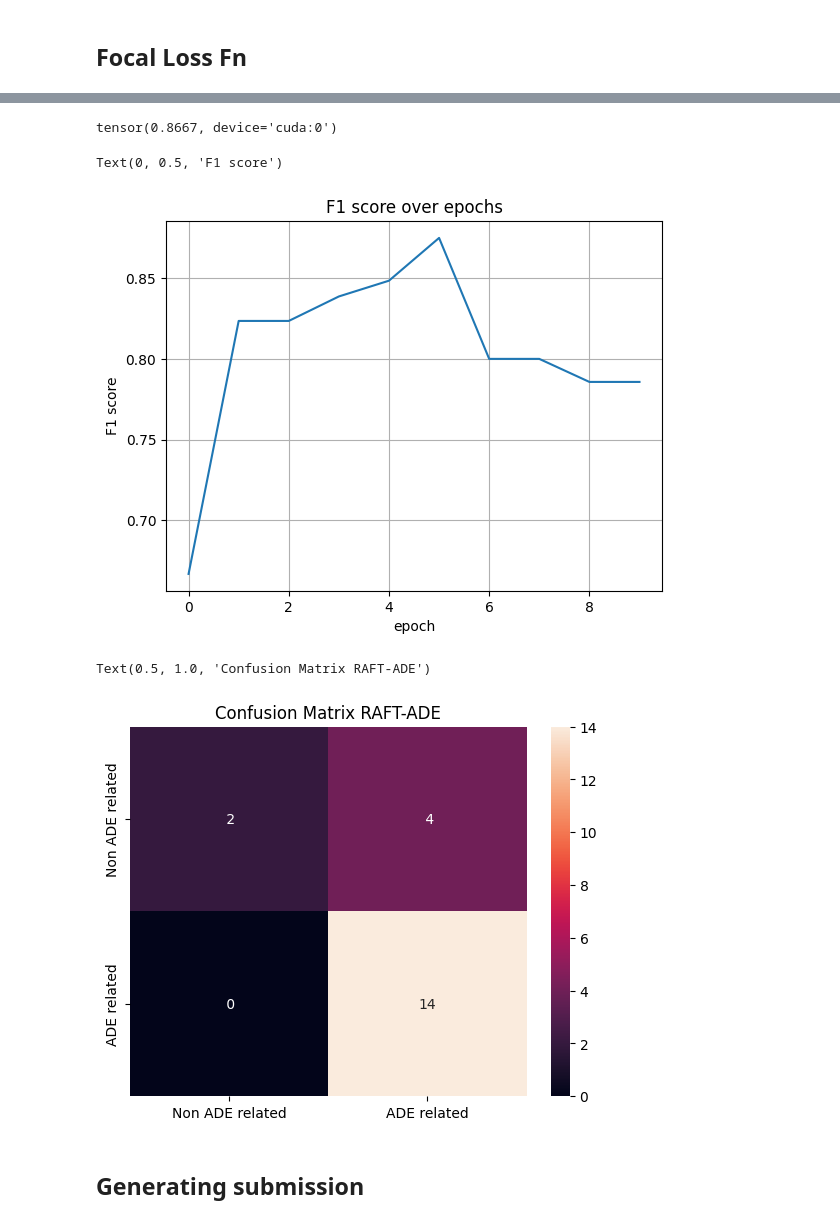
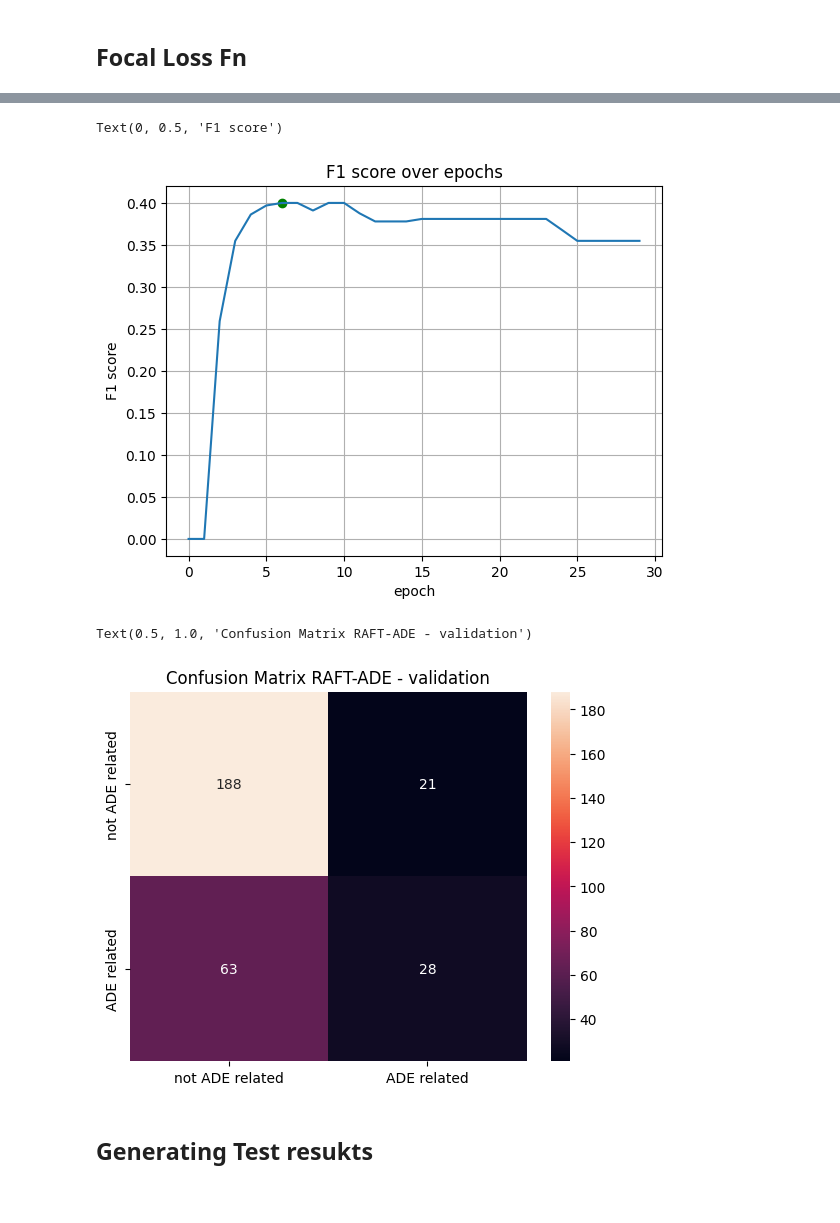
Before and after one commit to peulsilva/few-shot-learning-transformers, a Jupyter notebook: notebooks/raft/finetuning/01-ade_corpus.ipynb, the cells around one changed output, grey strips where cells are left out. Drawn from its saved outputs; the diff is of its cells as text; code cells hidden in the pictures.

Commit message:
update ade_corpus analysis with 20 shots

```diff
--- a/notebooks/raft/finetuning/01-ade_corpus.ipynb
+++ b/notebooks/raft/finetuning/01-ade_corpus.ipynb
@@ -131,2 +166,11 @@ train, val = stratified_train_test_split(
 )
+# %%
+val, test = stratified_train_test_split(
+    pd.DataFrame(validation_test_dataset),
+    classes,
+    0.5
+)
+# %%
+val = pd.DataFrame(val).sample(n = 300).to_dict('list')
+test = pd.DataFrame(test).sample(n = 1000).to_dict('list')
 # %%
@@ -148,0 +190,23 @@ alpha = len(train['labels'])/class_counts
+# %%
+_, class_counts = np.unique(
+    train['label'],
+    return_counts=True,
+)
+
+alpha = len(train['label'])/class_counts
+
+# ------------ val -----------------------------------
+
+_, class_counts_val = np.unique(
+    val['label'],
+    return_counts=True,
+)
+alpha_val = len(val['label'])/class_counts_val
+
+# ----------- test ------------------------------------
+
+_, class_counts_test = np.unique(
+    test['label'],
+    return_counts=True,
+)
+alpha_test = len(test['label'])/class_counts_test
@@ -172,22 +242,21 @@ n_shots = len(train['text'])
 
 train_dataloader = get_dataloader(
     train['text'],
-    train['labels'],
+    train['label'],
     tokenizer,
     n_shots= n_shots,
     equalize_class= False,
     num_classes= num_classes,
-    shuffle = True
 )
 
 
 val_dataloader = get_dataloader(
     val['text'],
-    val['labels'],
+    val['label'],
     tokenizer,
-    n_shots = 100,
+    n_shots = 300,
     num_classes=num_classes,
-    equalize_class=False
+    equalize_class=False,
 )
 
 
@@ -196,6 +265,6 @@ history = trainer.compile(
     val_dataloader,
     loss_fn= loss_fn,
     evaluation_fn= binary_f1_score,
-    n_epochs=10
+    n_epochs=30
 )
 # %% [output]
@@ -229,36 +274,37 @@ history
-# %%
-binary_f1_score(
-    history['y_pred'],
-    history['y_true']
-)
-# %% [output]
-tensor(0.8667, device='cuda:0')
 # %%
 plt.plot(history['val_f1'])
+
+plt.scatter(
+    np.argmax(history['val_f1']),
+    np.max(history['val_f1']),
+    label = f"f1 = {np.max(history['val_f1'])}",
+    c = "green"
+)
+
 plt.grid()
 plt.title("F1 score over epochs")
 plt.xlabel("epoch")
 plt.ylabel("F1 score")
 # %% [output]
 Text(0, 0.5, 'F1 score')
-[figure, old version]
+[figure, new version]
 # %%
 df = pd.DataFrame(
     history['val_conf_matrix'].to("cpu").numpy(),
     index = classes_names,
     columns=classes_names
 
 )
 
 sns.heatmap(
     df,
     annot = True,
     fmt = '2g',
 )
 
-plt.title(f"Confusion Matrix {dataset_name}")
+plt.title(f"Confusion Matrix {dataset_name} - validation")
 # %% [output]
-Text(0.5, 1.0, 'Confusion Matrix RAFT-ADE')
+Text(0.5, 1.0, 'Confusion Matrix RAFT-ADE - validation')
-[figure, old version]
+[figure, new version]
 # %% [markdown]
-## Generating submission
+## Generating Test resukts
```
Also changed, not shown: parts of 33 cells of this notebook.
